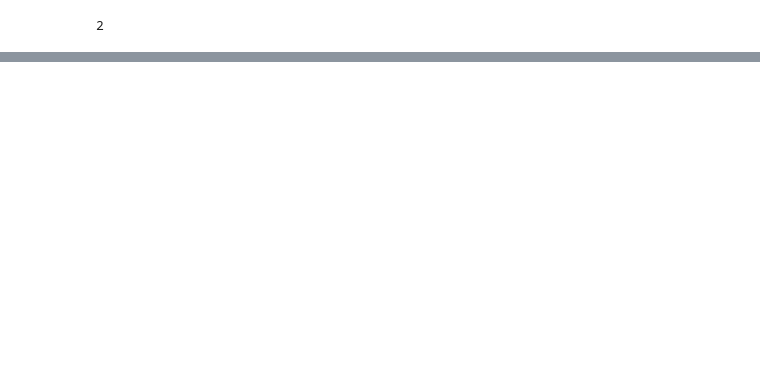
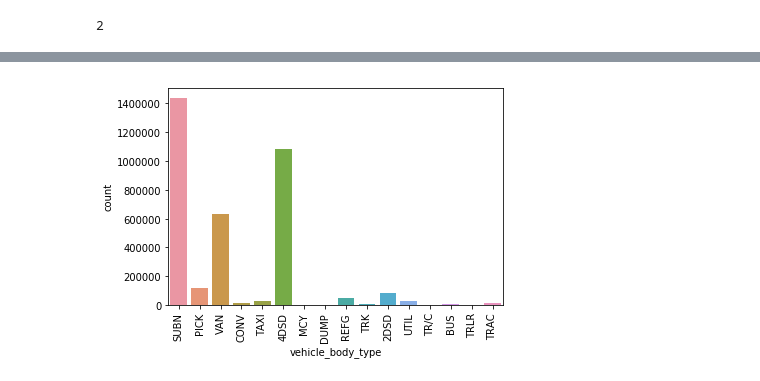
Before and after one commit to pjwseo/NY-Parking-Violation, a Jupyter notebook: NY-Parking-Violation-2018-Analysis.ipynb, the cells around one changed output, grey strips where cells are left out. Cells and saved outputs as stored; diff of their text form; code cells hidden in the pictures; blank space fills up the shorter version.

```diff
--- a/NY-Parking-Violation-2018-Analysis.ipynb
+++ b/NY-Parking-Violation-2018-Analysis.ipynb
@@ -419,0 +406,6 @@ memory usage: 240.6+ MB
+# %%
+# order by value counts index / change color
+sb.countplot(data = df, x = 'vehicle_body_type')
+plt.xticks(rotation = 90);
+# %% [output]
+[figure, added]
```
Also changed, not shown: parts of 13 cells of this notebook.
